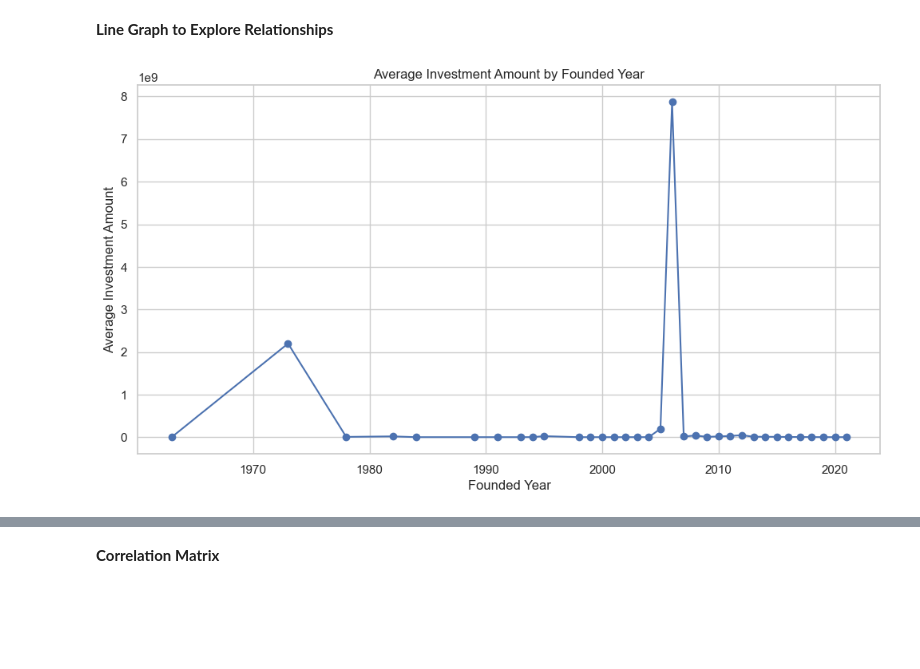
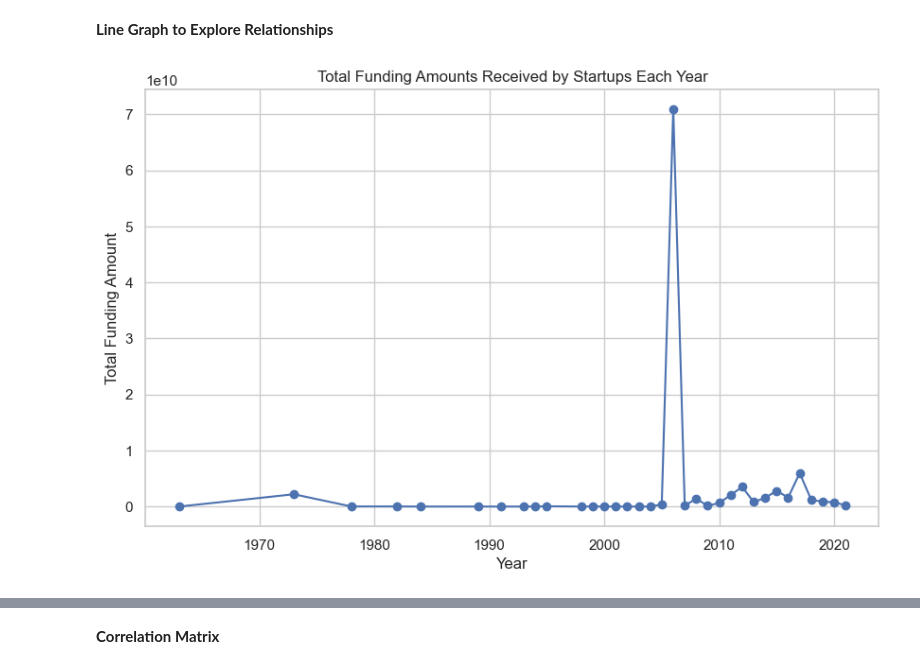
Before and after one commit to Ogoms/Analyzing-Indian-Startup-Funding-Trends-2018-2021-with-CRISP-DM, a Jupyter notebook: Notebook/Main.ipynb, the cells around one changed output, grey strips where cells are left out. Cells and saved outputs as stored; diff of their text form; code cells hidden in the pictures; blank space fills up the shorter version.

```diff
--- a/Notebook/Main.ipynb
+++ b/Notebook/Main.ipynb
@@ -629,18 +632,19 @@ plt.show()
 **Line Graph to Explore Relationships**
 # %%
 
-# Aggregate the data by founding year
+# Extract relevant columns
+funding_data = merged_data[['Founded', 'Amount']]
 
-# Calculate the average investment amount for each year
-average_investment_by_year = merged_data.groupby('Founded')['Amount'].mean().reset_index()
+# Group by year and calculate total funding amounts
+yearly_funding = funding_data.groupby('Founded').sum().reset_index()
 
-# Plot the line chart
-plt.figure(figsize=(12, 6))
-plt.plot(average_investment_by_year['Founded'], average_investment_by_year['Amount'], marker='o')
-plt.title('Average Investment Amount by Founded Year')
-plt.xlabel('Founded Year')
-plt.ylabel('Average Investment Amount')
+# Plotting the yearly trend of total funding amounts
+plt.figure(figsize=(10, 6))
+plt.plot(yearly_funding['Founded'], yearly_funding['Amount'], marker='o')
+plt.title('Total Funding Amounts Received by Startups Each Year')
+plt.xlabel('Year')
+plt.ylabel('Total Funding Amount')
 plt.grid(True)
 plt.show()
 # %% [output]
-[figure, old version]
+[figure, new version]
```
Also changed, not shown: parts of 11 cells of this notebook.
